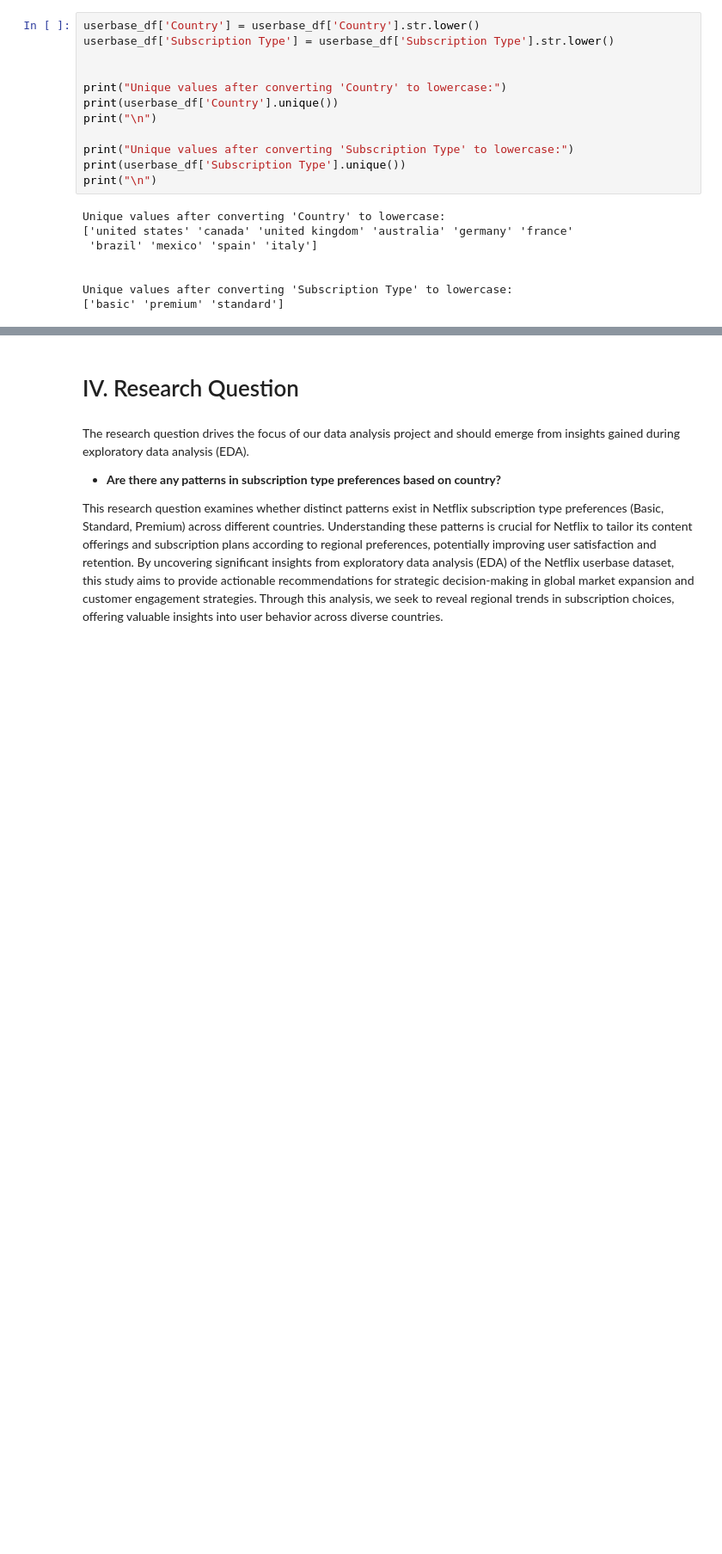
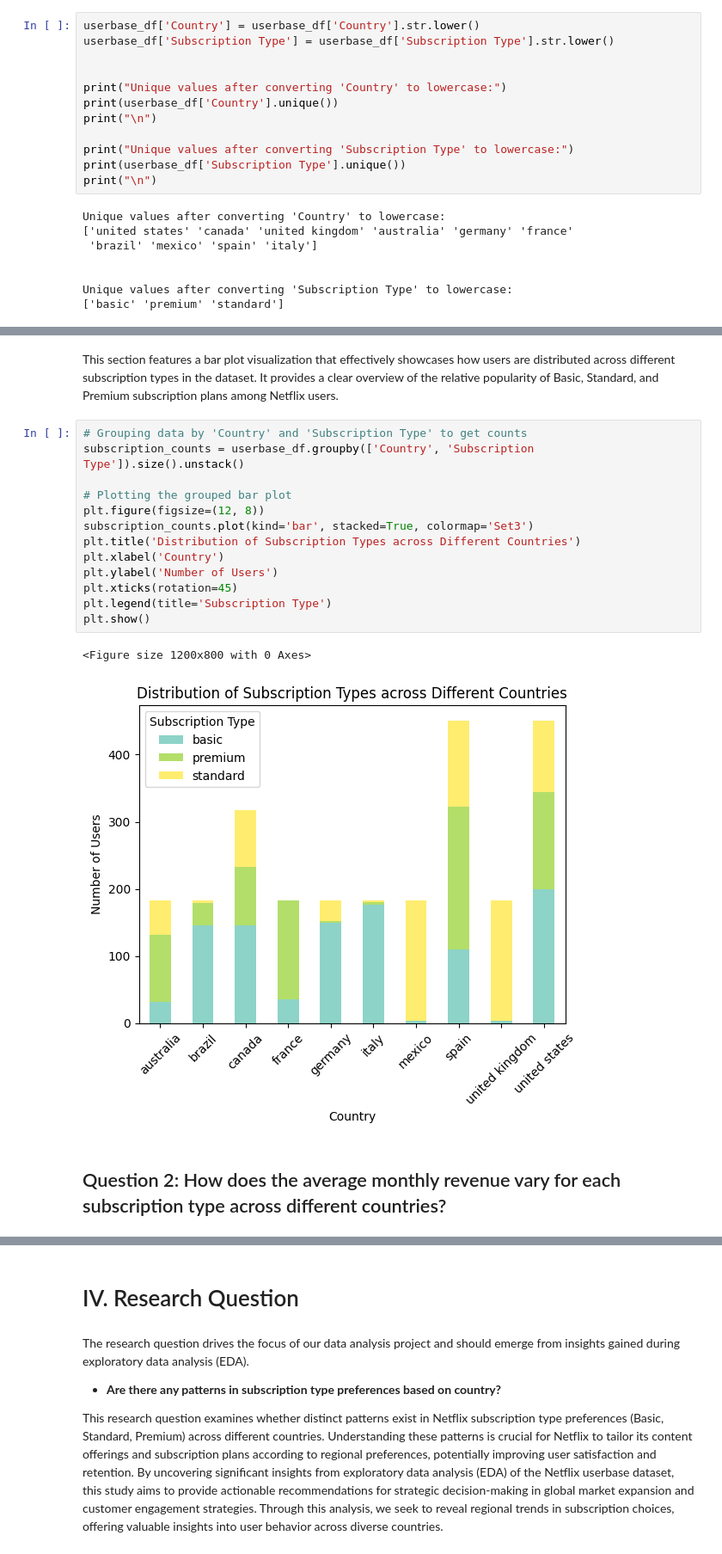
Before and after one commit to mcap114/CSMODEL-MCO, a Jupyter notebook: CSMODEL Group 8.ipynb, the cells around one changed output, grey strips where cells are left out. Shown at 86% size. Cells and saved outputs as stored; diff of their text form; blank space fills up the shorter version.

Commit message:
EDA question 1 code and info is added

```diff
--- a/CSMODEL Group 8.ipynb
+++ b/CSMODEL Group 8.ipynb
@@ -212,0 +284,20 @@ In this section of the notebook, we aim to explore and understand various aspect
+# %% [markdown]
+This section features a bar plot visualization that effectively showcases how users are distributed across different subscription types in the dataset. It provides a clear overview of the relative popularity of Basic, Standard, and Premium subscription plans among Netflix users.
+# %%
+# Grouping data by 'Country' and 'Subscription Type' to get counts
+subscription_counts = userbase_df.groupby(['Country', 'Subscription Type']).size().unstack()
+
+# Plotting the grouped bar plot
+plt.figure(figsize=(12, 8))
+subscription_counts.plot(kind='bar', stacked=True, colormap='Set3')
+plt.title('Distribution of Subscription Types across Different Countries')
+plt.xlabel('Country')
+plt.ylabel('Number of Users')
+plt.xticks(rotation=45)
+plt.legend(title='Subscription Type')
+plt.show()
+# %% [output]
+<Figure size 1200x800 with 0 Axes>
+[figure, added]
+# %% [markdown]
+## Question 2: How does the average monthly revenue vary for each subscription type across different countries?
```
Also changed, not shown: parts of 26 cells of this notebook.
